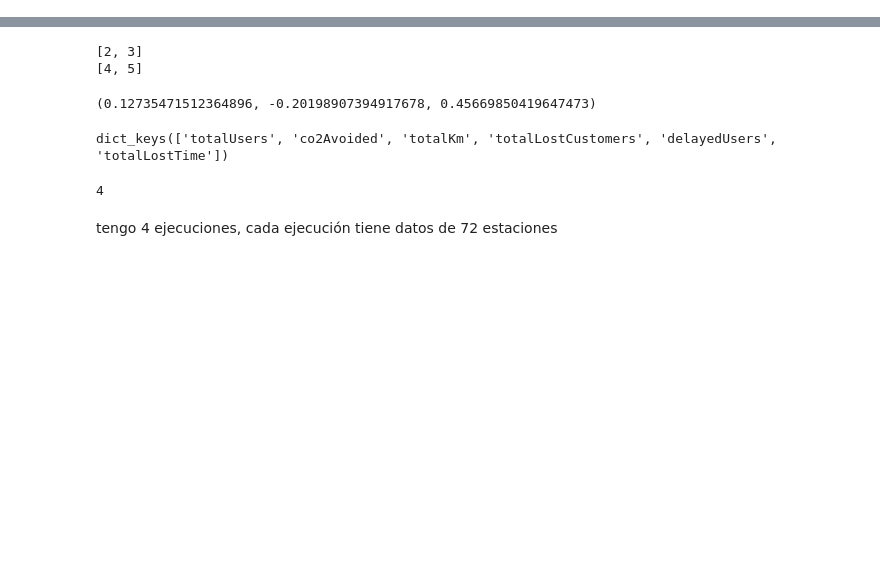
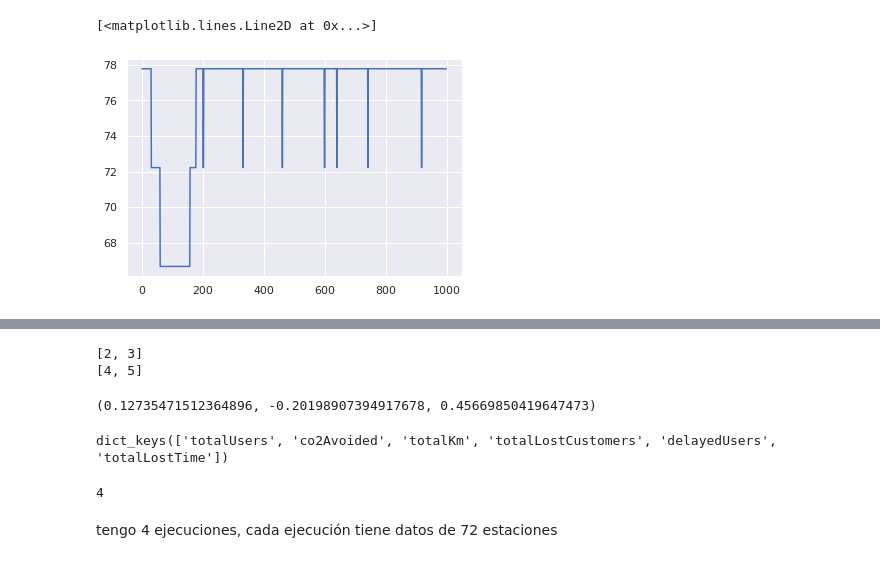
Before and after one commit to agustindangelo/mibicitubici-simulacion, a Jupyter notebook: code/process-output.ipynb, the cells around one changed output, grey strips where cells are left out. Cells and saved outputs as stored; diff of their text form; code cells hidden in the pictures; blank space fills up the shorter version.

```diff
--- a/code/process-output.ipynb
+++ b/code/process-output.ipynb
@@ -154,3 +256,13 @@ KeyboardInterrupt:
 # %%
-len(stations_results_exp_1)
+exp_id = 1
+
+highest_utilization = eval(f'summary_occupation_exp_{exp_id}').loc['50%'].max()
+highest_utilization_station_id = eval(f'summary_occupation_exp_{exp_id}').loc['50%'].argmax()
+
+fig, ax = plt.subplots(1, 2, figsize=(20, 7))
+ax[0].plot(eval(f'occupation_values_exp_{exp_id}')[highest_utilization_station_id])
+ax[0].set_title('Porcentaje de uso a lo largo de la')
+# %% [output]
+[<matplotlib.lines.Line2D at 0x...>]
+[figure, added]
 # %%
```
Also changed, not shown: parts of 6 cells of this notebook, 1 other file.
